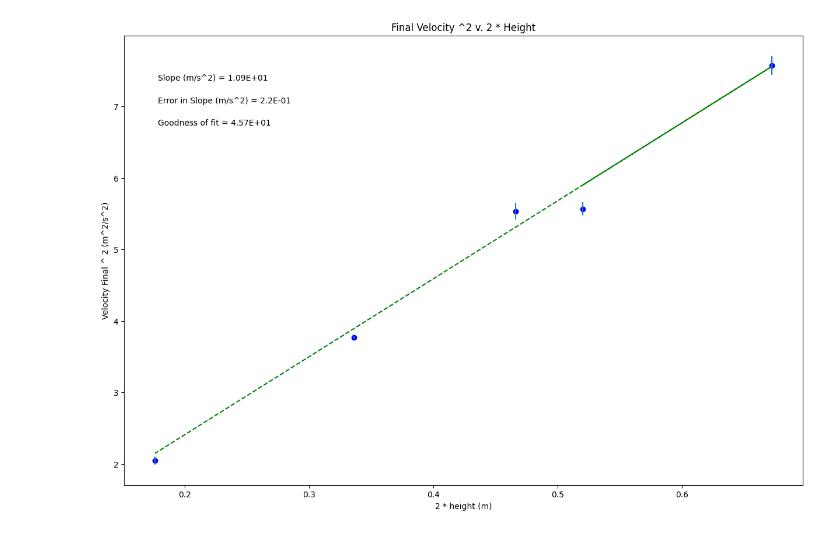
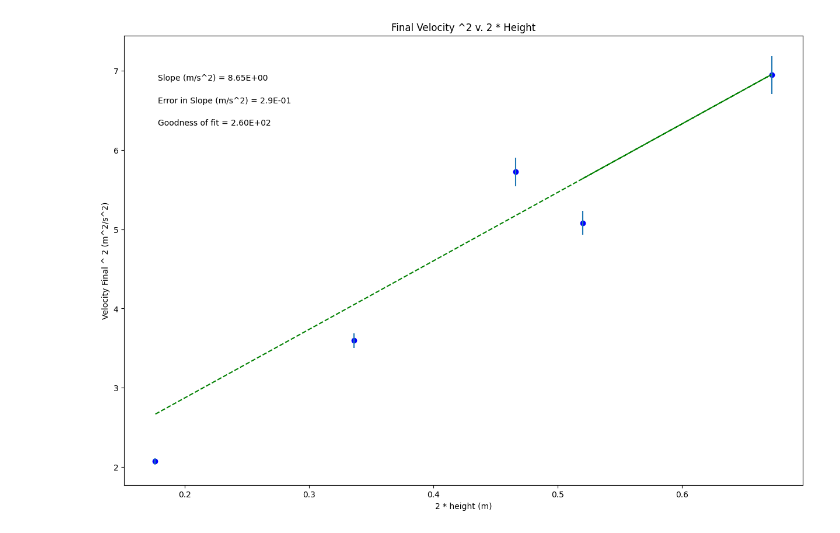
Before and after one commit to Notactuallycheese/PhysicsLabagain, a Jupyter notebook: LiamsLab2Graph.ipynb, the cells around one changed output. Drawn from its saved outputs; the diff is of its cells as text; code cells hidden in the pictures.

```diff
--- a/LiamsLab2Graph.ipynb
+++ b/LiamsLab2Graph.ipynb
@@ -15,15 +15,15 @@ import matplotlib.pyplot as plt
 #Data Section - Create Arrays for data. Perform necessary calculations.
 #CHANGE THE VARIABLE NAMES and numbers to match your data
 
-xtwo_times_height = np.array([ 2*0.26, 2*0.336, 2*0.233, 2*0.168, 2*0.088]) #what are units?
-yVfinal_squared = np.array([5.56788,7.57467,5.53428,3.76873,2.04645]) #what are units?
+xtwotimesheight = np.array([ 2*0.26, 2*0.336, 2*0.233, 2*0.168, 2*0.088]) #what are units?
+yVfinal_squared = np.array([5.0789,6.9464,5.7231,3.5961,2.0731]) #what are units?
 
 
 #-----------------------------------------------------------------------#
 #Create array for uncertainties in y variable
 #CHANGE THE VARIABLE NAME and numbers to match your data
 
-err_yVfinal_squared = np.array([0.09348, 0.13097, 0.11570, 0.02424, 0.05516])
+err_yVfinal_squared = np.array([0.1508, 0.2397, 0.1800, 0.0908, 0.0407])
 
 
 #-----------------------------------------------------------------------#
@@ -33,7 +33,7 @@ err_yVfinal_squared = np.array([0.09348, 0.13097, 0.11570, 0.02424, 0.05516])
 #UPDATE THIS SECTION!!!
 
 #Re-assign variables as x, y, dy so that the remaining plotting code may remain generic
-x = xtwo_times_height             #this should be the array you want to plot on the x axis
+x = xtwotimesheight             #this should be the array you want to plot on the x axis
 y = yVfinal_squared             #this should be the array you want to plot on the y axis
 dy = err_yVfinal_squared        #this should be your error in y array
 
@@ -88,31 +88,31 @@ elif annotation_placement==3 or annotation_placement==4:
     ypos=[.2,.15,.1]
 
 #-----------------------------------------------------------------------#
 #Don't need to change anything in this section!
 
 #Plot data on graph. Plot error bars and place values for slope,
 #error in slope and goodness of fit on the plot using "annotate"
 
 plt.figure(figsize=(15,10))
 
 plt.plot(x, fit, color='green', linestyle='--')
 plt.scatter(x, y, color='blue', marker='o')
 
 plt.xlabel(x_label)
 plt.ylabel(y_label)
 plt.title(plot_title)
 
 plt.errorbar(x, y, yerr=dy, xerr=None, fmt="none") #don't need to plot x error bars
 
 plt.annotate('Slope ({}) = {value:.{digits}E}'.format(slope_units,value=m, digits=2),
              (xpos, ypos[0]), xycoords='axes fraction')
 
 plt.annotate('Error in Slope ({}) = {value:.{digits}E}'.format(slope_units,value=dm, digits=1),
              (xpos, ypos[1]), xycoords='axes fraction')
 
 plt.annotate('Goodness of fit = {value:.{digits}E}'.format(value=N, digits=2),
              (xpos, ypos[2]), xycoords='axes fraction')
 
 plt.show()
 # %% [output]
-[figure, old version]
+[figure, new version]
```
Also changed, not shown: parts of 1 cell of this notebook.
